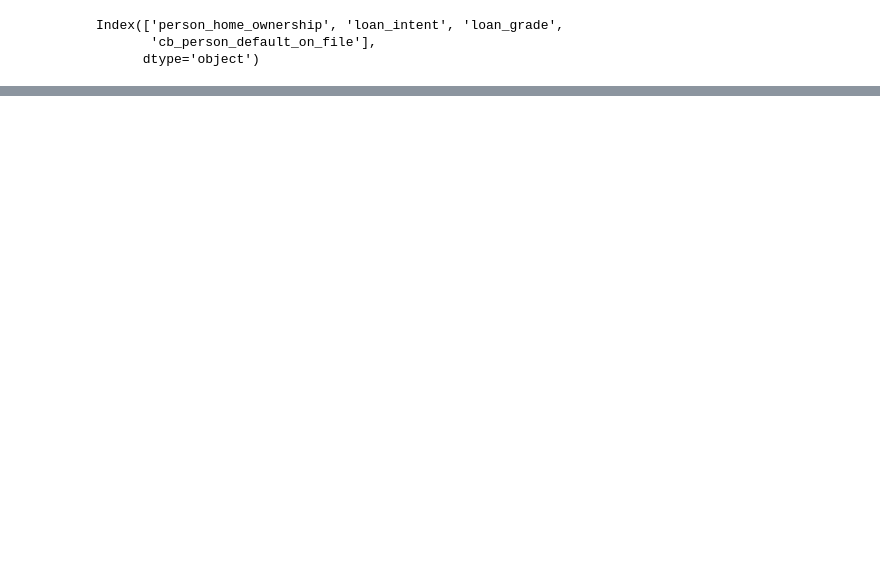
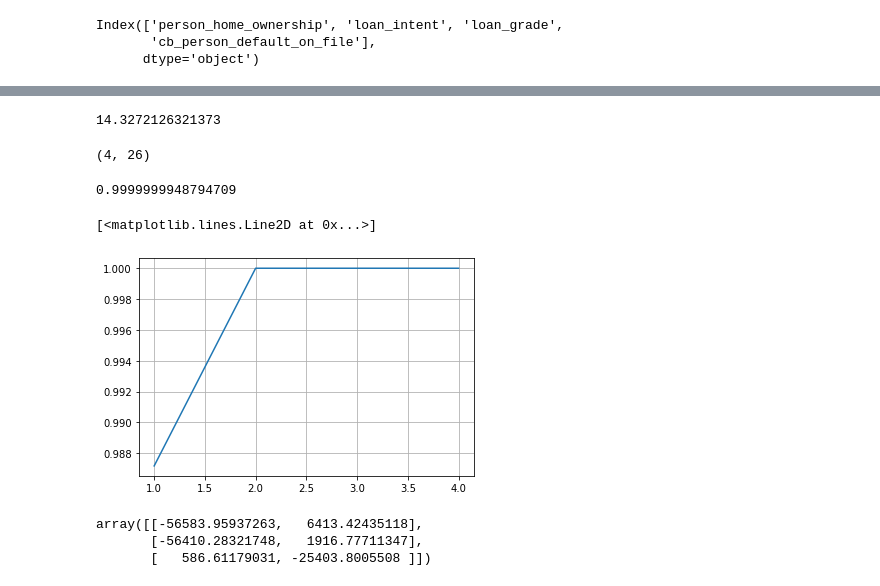
Before and after one commit to Menesbas/data_science_bootcamp, a Jupyter notebook: week4/Week04_Odev.ipynb, the cells around one changed output, grey strips where cells are left out. Cells and saved outputs as stored; diff of their text form; code cells hidden in the pictures; blank space fills up the shorter version.

```diff
--- a/week4/Week04_Odev.ipynb
+++ b/week4/Week04_Odev.ipynb
@@ -92,0 +123,4 @@ test_y = y[test_idx]
+# %%
+#reduction the dimension 26 to 4
+pca = PCA(n_components=4)
+X4D = pca.fit_transform(X)
@@ -92,0 +155,32 @@ test_y = y[test_idx]
+# %%
+np.mean(np.sum(np.square(X_reconstructed - X), axis = 1))
+# %% [output]
+14.3272126321373
+# %%
+pca.components_.shape
+# %% [output]
+(4, 26)
+# %%
+np.sum(pca.explained_variance_ratio_)
+# %% [output]
+0.9999999948794709
+# %%
+cumsum_data = np.cumsum(pca.explained_variance_ratio_)
+# %%
+x_tick = np.arange(1, len(cumsum_data)+1,1)
+# %%
+#visualizing of the cumulative sum of pca
+plt.grid(True)
+plt.plot(x_tick,cumsum_data)
+# %% [output]
+[<matplotlib.lines.Line2D at 0x...>]
+[figure, added]
+# %%
+#reduction the dimension 26 to 2
+pca = PCA(n_components=2)
+X2D = pca.fit_transform(X)
+X2D[:3]
+# %% [output]
+array([[-56583.95937263,   6413.42435118],
+       [-56410.28321748,   1916.77711347],
+       [   586.61179031, -25403.8005508 ]])
```
Also changed, not shown: parts of 34 cells of this notebook.
